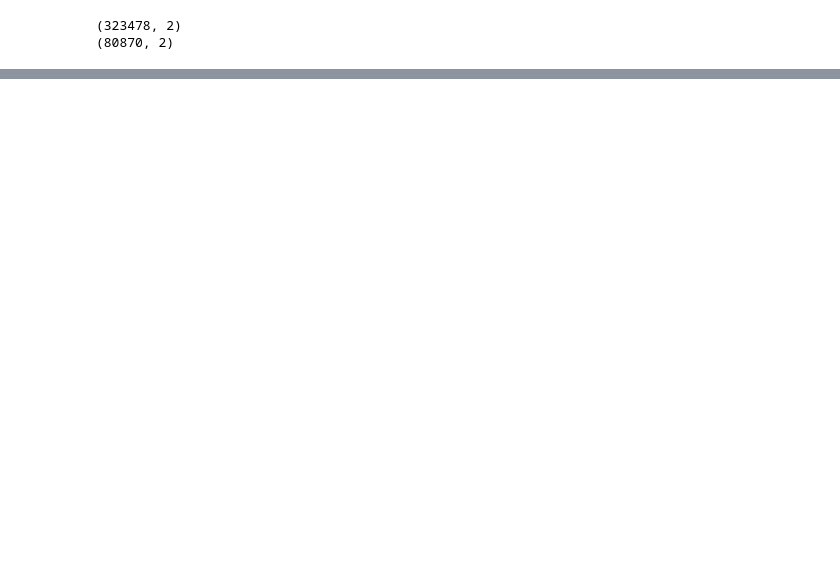
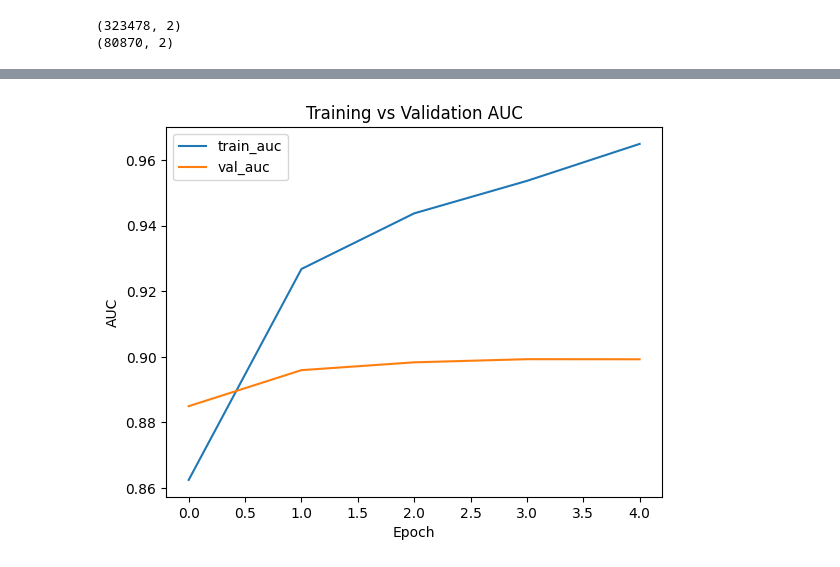
Before and after one commit to Aryan-Kaisth/Duplicate_Question_Pair_Detection, a Jupyter notebook: notebooks/question_pairs.ipynb, the cells around one changed output, grey strips where cells are left out. Cells and saved outputs as stored; diff of their text form; code cells hidden in the pictures; blank space fills up the shorter version.

```diff
--- a/notebooks/question_pairs.ipynb
+++ b/notebooks/question_pairs.ipynb
@@ -344,0 +420,11 @@ Epoch 5/5
+# %%
+plt.figure()
+plt.plot(history.history["auc"], label="train_auc")
+plt.plot(history.history["val_auc"], label="val_auc")
+plt.xlabel("Epoch")
+plt.ylabel("AUC")
+plt.legend()
+plt.title("Training vs Validation AUC")
+plt.show()
+# %% [output]
+[figure, added]
```
Also changed, not shown: parts of 21 cells of this notebook, 9 other files.
